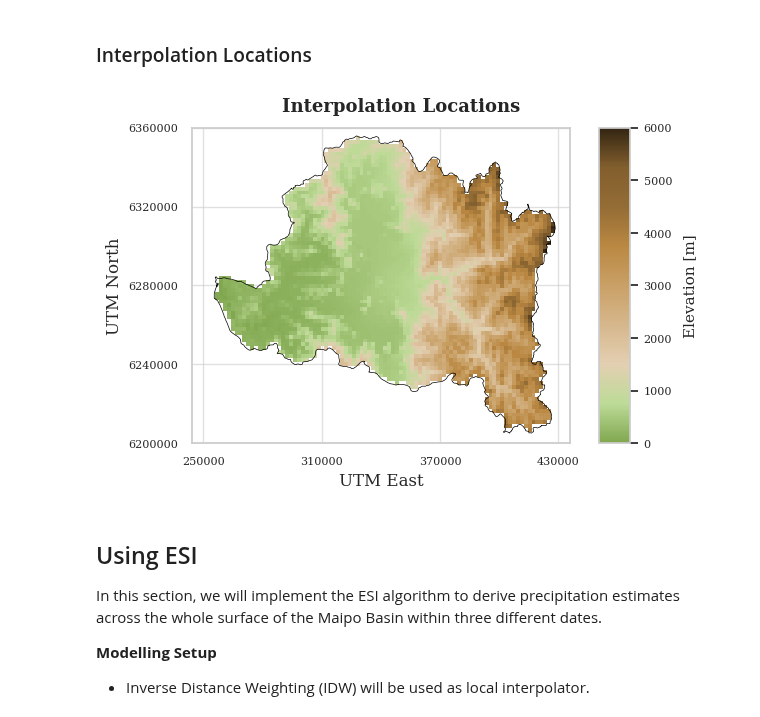
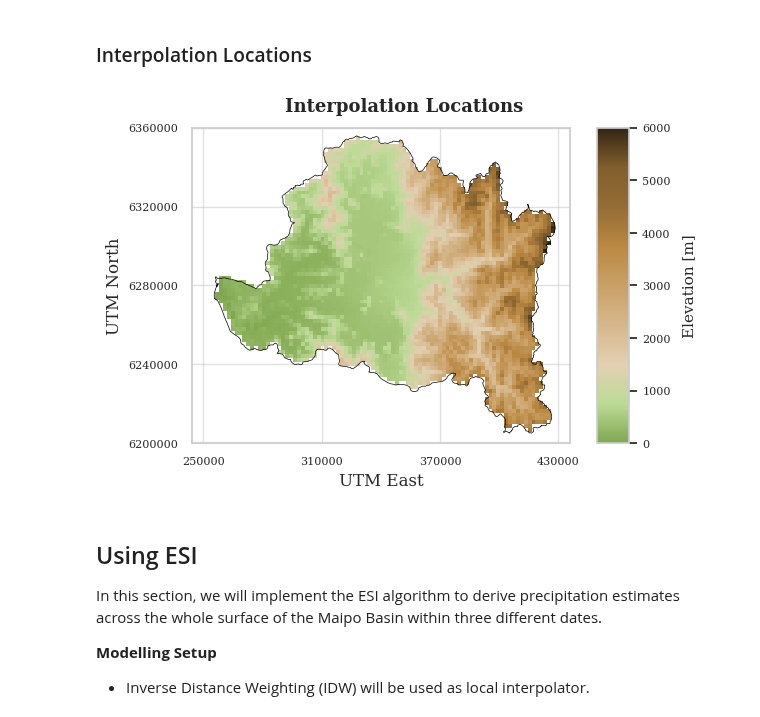
Before and after one commit to alges/spatialize-examples, a Jupyter notebook: examples/esi_implementations/esi_2.5d.ipynb, the cells around one changed output. Cells and saved outputs as stored; diff of their text form; code cells hidden in the pictures.

```diff
--- a/examples/esi_implementations/esi_2.5d.ipynb
+++ b/examples/esi_implementations/esi_2.5d.ipynb
@@ -61,2 +40,8 @@ results.columns = pd.MultiIndex.from_tuples([(x, '') for x in results.columns])
+# %%
+# Load case study
+case_study = PrecipitationCaseStudy()
+
+# ESI inputs
+points, values, xi = case_study.model_inputs()
 # %% [markdown]
 Since we are working with a real, geolocated scenario, we'll create a plot format function and set some parameters to ease plotting.
@@ -130,22 +58,10 @@ plt.show()
 # %% [markdown]
 ### Interpolation Locations
 # %%
-fig, ax = plt.subplots(1, 1, figsize=(10, 4), layout='compressed')
-
-image = ax.imshow(np.flipud(locs_array.Z.T), cmap=locs_cmap,
-                  clim=(0, 6000), zorder=1, extent=extent)
-plot_format(ax)
-
-fig.suptitle('Interpolation Locations')
-ax.set_ylabel('UTM North')
-ax.set_xlabel('UTM East')
-
-cbar = fig.colorbar(image, aspect=10)
-cbar.set_label('Elevation [m]', labelpad=8, fontsize=11)
-
+fig, ax = case_study.plot_interpolation_locations()
 plt.show()
 # %% [output]
-[figure, old version]
+[figure, new version]
 # %% [markdown]
 ## Using ESI
 In this section, we will implement the ESI algorithm to derive precipitation estimates across the whole surface of the Maipo Basin within three different dates.
```
Also changed, not shown: parts of 11 cells of this notebook, 1 other file.
